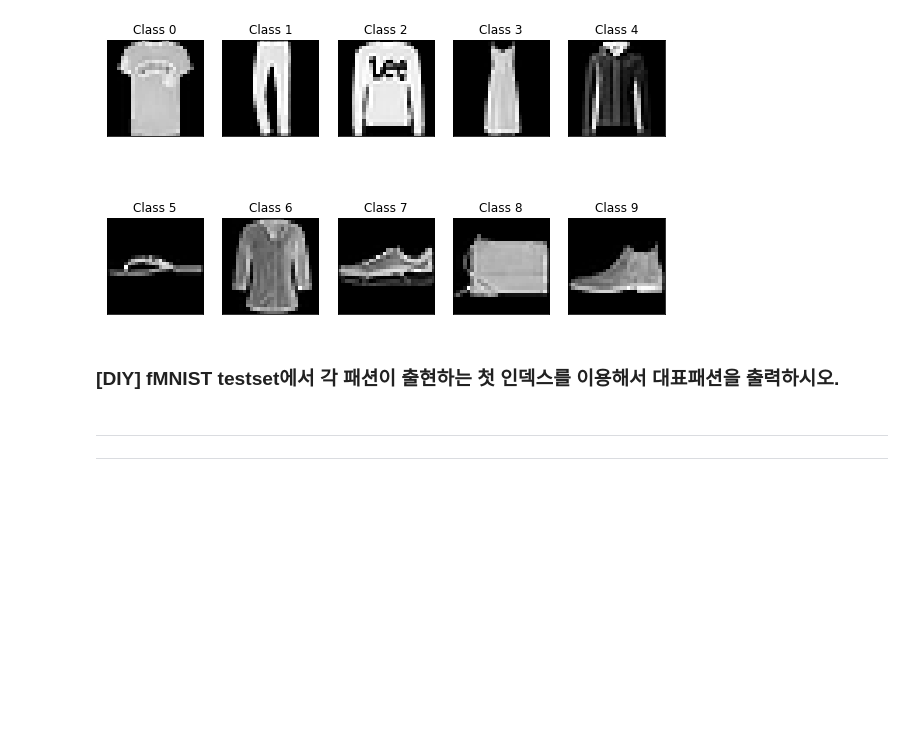
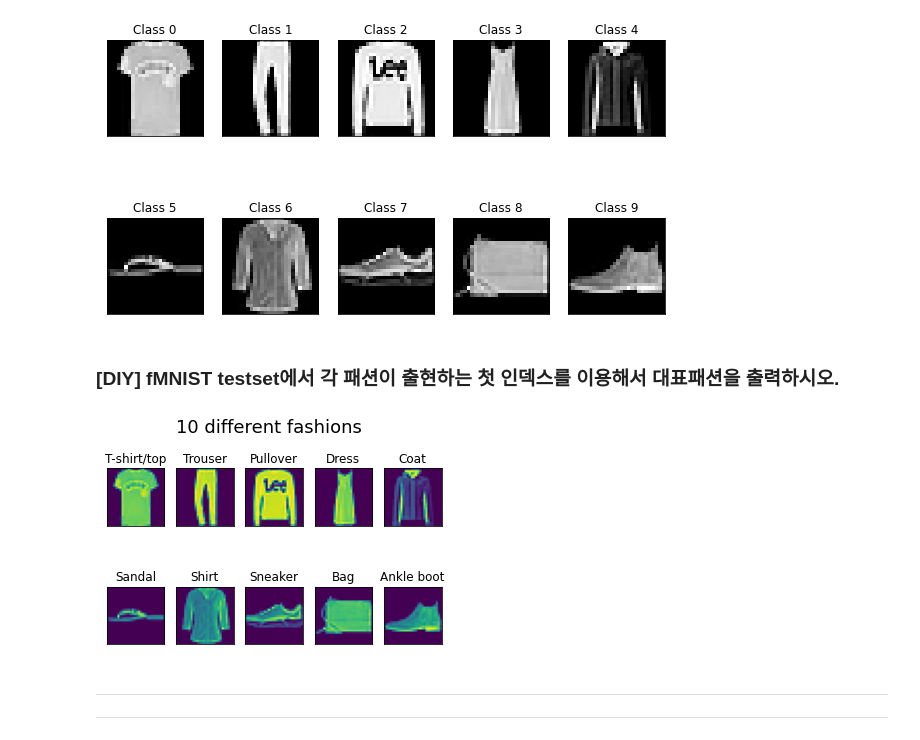
Before and after one commit to choihyungwang/pdm09, a Jupyter notebook: py-tensorflow/tf2_1_datasets_cv_I.ipynb, the cells around one changed output. Cells and saved outputs as stored; diff of their text form; code cells hidden in the pictures; blank space fills up the shorter version.

```diff
--- a/py-tensorflow/tf2_1_datasets_cv_I.ipynb
+++ b/py-tensorflow/tf2_1_datasets_cv_I.ipynb
@@ -423,3 +435,21 @@ for i in range(10):
+# %%
+# Your code!
+class_names = ['T-shirt/top', 'Trouser', 'Pullover', 'Dress', 'Coat', 'Sandal', 'Shirt', 'Sneaker', 'Bag', 'Ankle boot']
+num_10 = np.unique(testy, return_index=True)[1]
+images = testX[num_10]
+# fig = plt.figure(figsize=(10,6))
+for i in range(len(images)):
+    # define subplot
+    plt.subplot(2,5,1 + i) #, sharey=False)
+    # plot raw pixel data
+    plt.imshow(images[i])
+    plt.title(class_names[i])
+    plt.xticks([])
+    plt.yticks([])
+plt.suptitle("10 different fashions", fontsize=18)
+plt.show()
+# %% [output]
+[figure, added]
 # %% [markdown]
 
 
```
Also changed, not shown: parts of 10 cells of this notebook.
